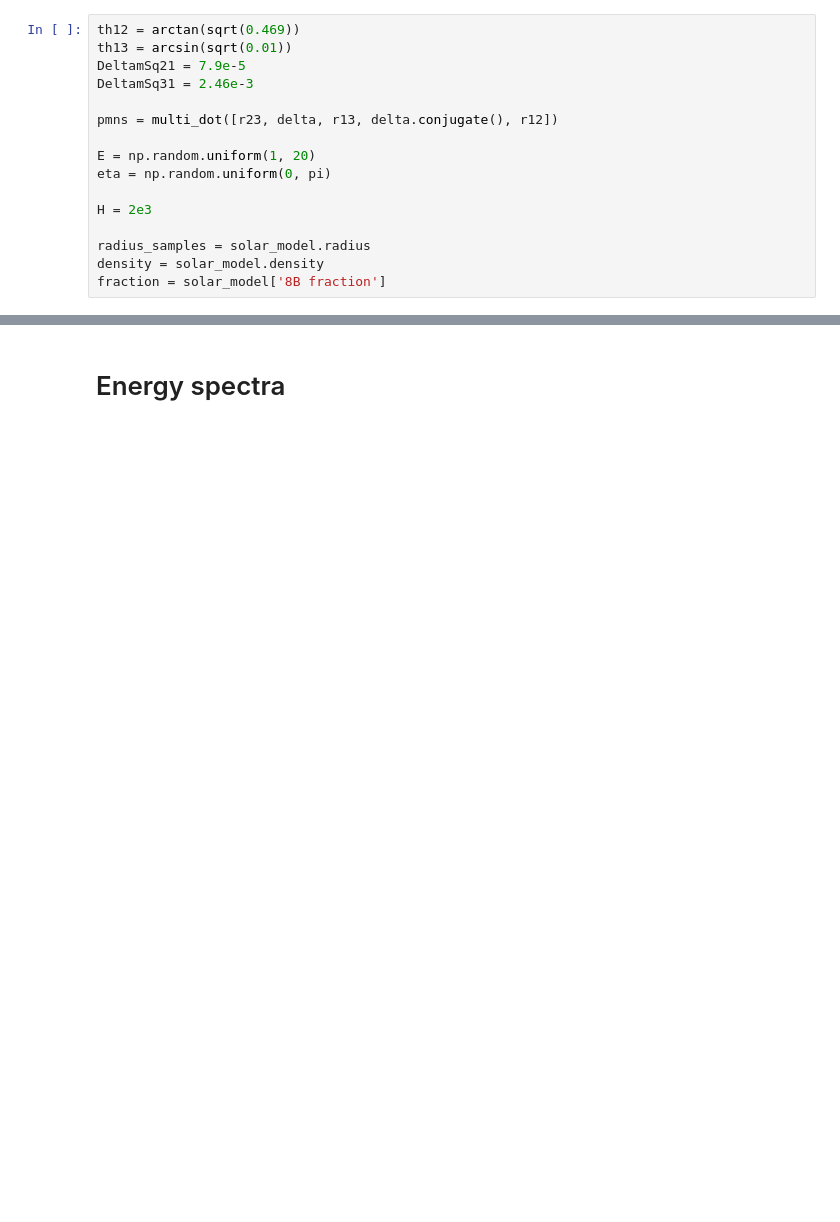
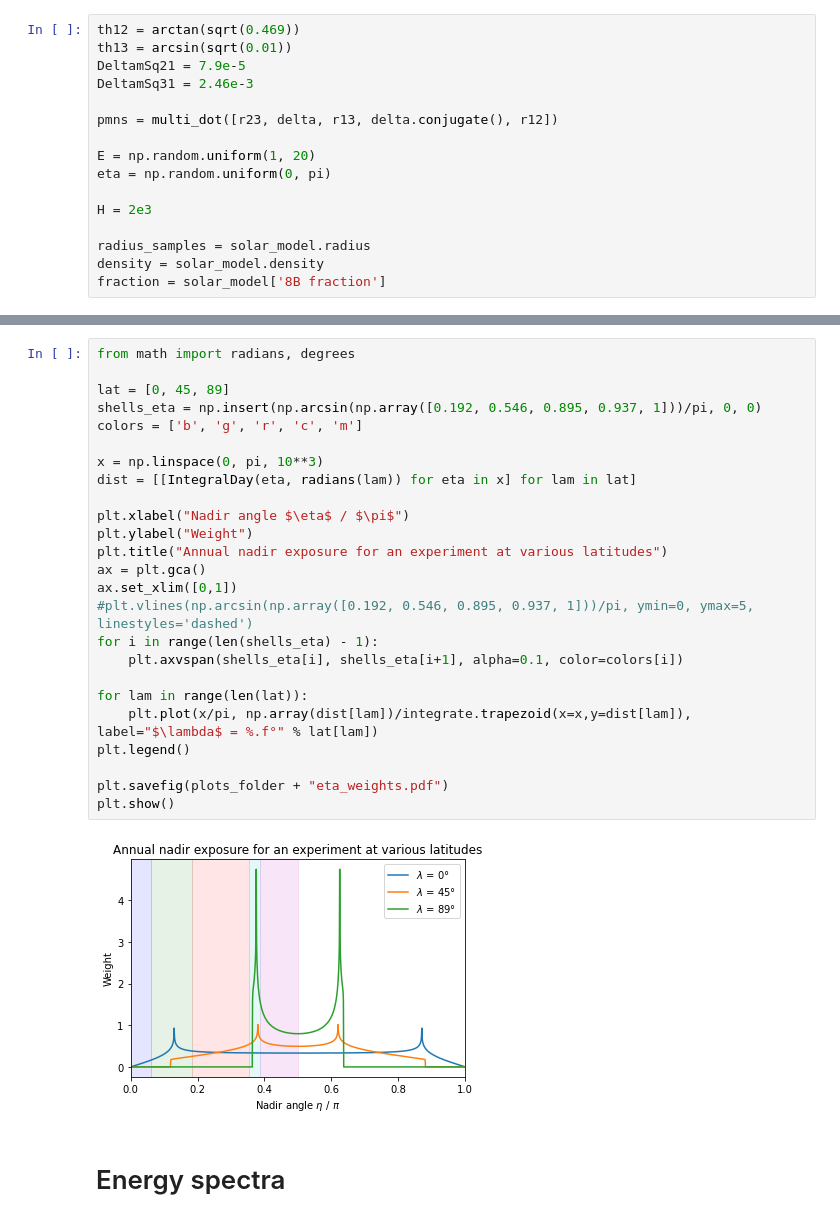
Before and after one commit to michelelucente/PEANUTS, a Jupyter notebook: Code/Functions/working_notebook.ipynb, the cells around one changed output, grey strips where cells are left out. Saved outputs shown, nothing was run; the diff lists cells and outputs as text; blank space fills up the shorter version.

Commit message:
Finalised functions for nadir angle exposure in working notebook

```diff
--- a/Code/Functions/working_notebook.ipynb
+++ b/Code/Functions/working_notebook.ipynb
@@ -857,3 +985,30 @@ print(E, eta/pi, flavour_probabilities)
+# %%
+from math import radians, degrees
+
+lat = [0, 45, 89]
+shells_eta = np.insert(np.arcsin(np.array([0.192, 0.546, 0.895, 0.937, 1]))/pi, 0, 0)
+colors = ['b', 'g', 'r', 'c', 'm']
+
+x = np.linspace(0, pi, 10**3)
+dist = [[IntegralDay(eta, radians(lam)) for eta in x] for lam in lat]
+
+plt.xlabel("Nadir angle $\eta$ / $\pi$")
+plt.ylabel("Weight")
+plt.title("Annual nadir exposure for an experiment at various latitudes")
+ax = plt.gca()
+ax.set_xlim([0,1])
+#plt.vlines(np.arcsin(np.array([0.192, 0.546, 0.895, 0.937, 1]))/pi, ymin=0, ymax=5, linestyles='dashed')
+for i in range(len(shells_eta) - 1):
+    plt.axvspan(shells_eta[i], shells_eta[i+1], alpha=0.1, color=colors[i])
+
+for lam in range(len(lat)):
+    plt.plot(x/pi, np.array(dist[lam])/integrate.trapezoid(x=x,y=dist[lam]), label="$\lambda$ = %.f°" % lat[lam])
+plt.legend()
+
+plt.savefig(plots_folder + "eta_weights.pdf")
+plt.show()
+# %% [output]
+[figure, added]
 # %% [markdown]
 # Energy spectra
 # %%
```
Also changed, not shown: parts of 23 cells of this notebook.
